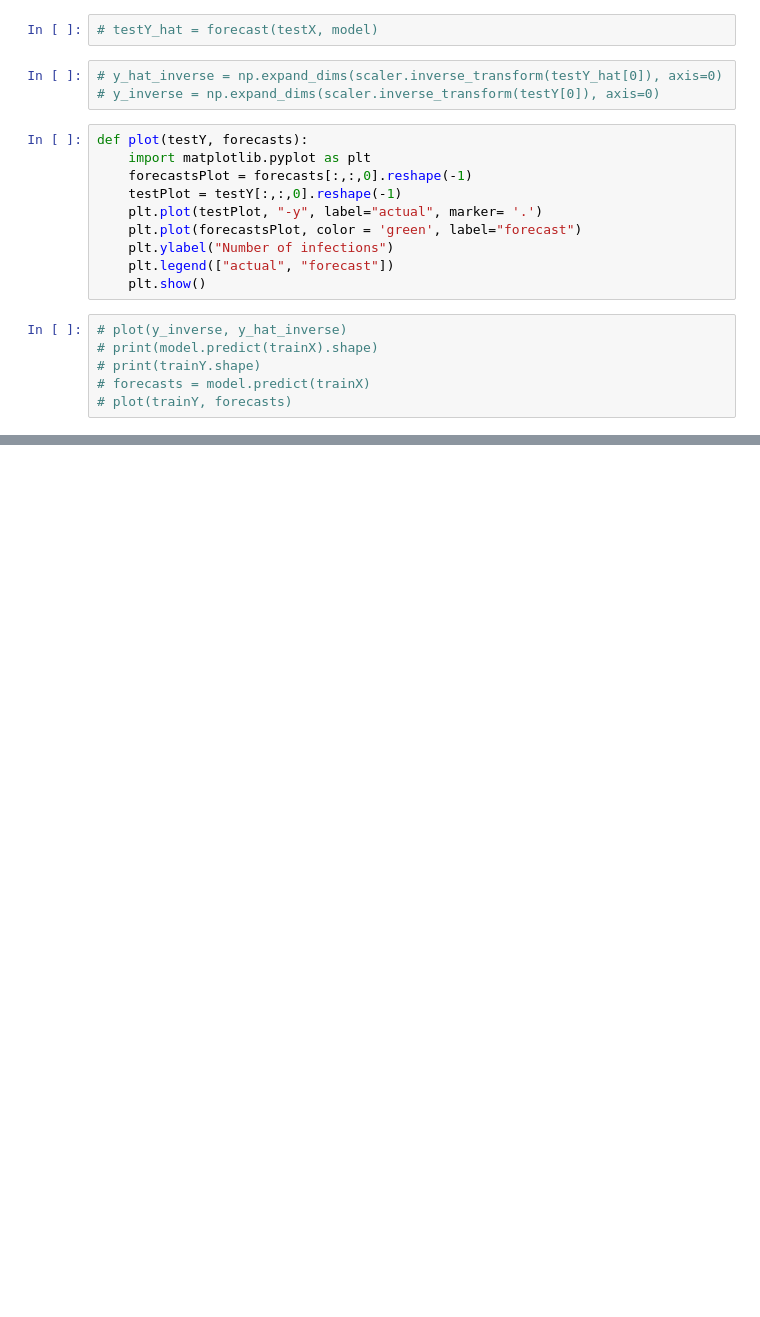
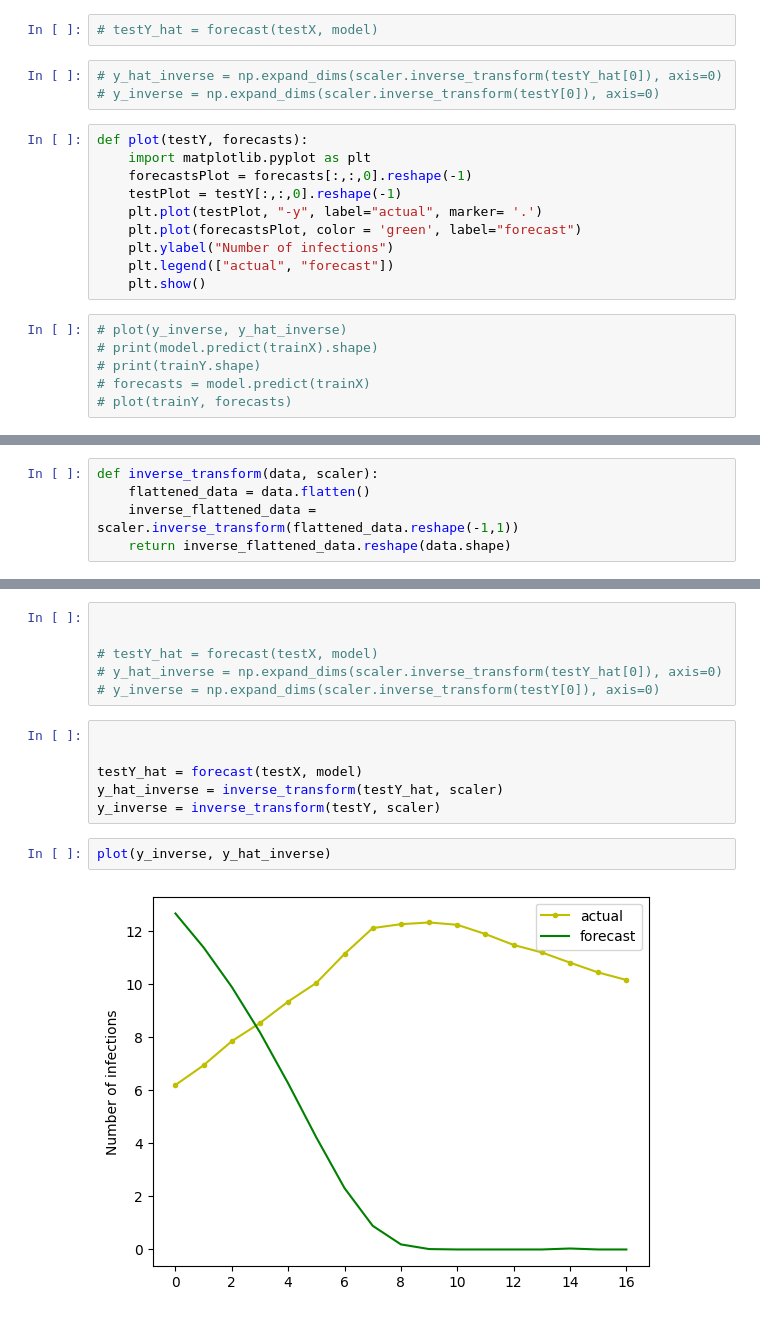
Before and after one commit to meonghiem/GR3, a Jupyter notebook: src/lstm_many_to_many.ipynb, the cells around one changed output, grey strips where cells are left out. Saved outputs shown, nothing was run; the diff lists cells and outputs as text; blank space fills up the shorter version.

```diff
--- a/src/lstm_many_to_many.ipynb
+++ b/src/lstm_many_to_many.ipynb
@@ -207,3 +199,8 @@ hist
+# %%
+def inverse_transform(data, scaler):
+    flattened_data = data.flatten()
+    inverse_flattened_data = scaler.inverse_transform(flattened_data.reshape(-1,1))
+    return inverse_flattened_data.reshape(data.shape)
 # %%
 from keras.models import load_model
 
@@ -218,0 +218,16 @@ config={'module': None, 'class_name': 'MyLSTM', 'config': {'name': 'lstm', 'trai
+# %%
+
+
+# testY_hat = forecast(testX, model)
+# y_hat_inverse = np.expand_dims(scaler.inverse_transform(testY_hat[0]), axis=0)
+# y_inverse = np.expand_dims(scaler.inverse_transform(testY[0]), axis=0)
+# %%
+
+
+testY_hat = forecast(testX, model)
+y_hat_inverse = inverse_transform(testY_hat, scaler)
+y_inverse = inverse_transform(testY, scaler)
+# %%
+plot(y_inverse, y_hat_inverse)
+# %% [output]
+[figure, added]
```
Also changed, not shown: parts of 14 cells of this notebook, 1 other file.
